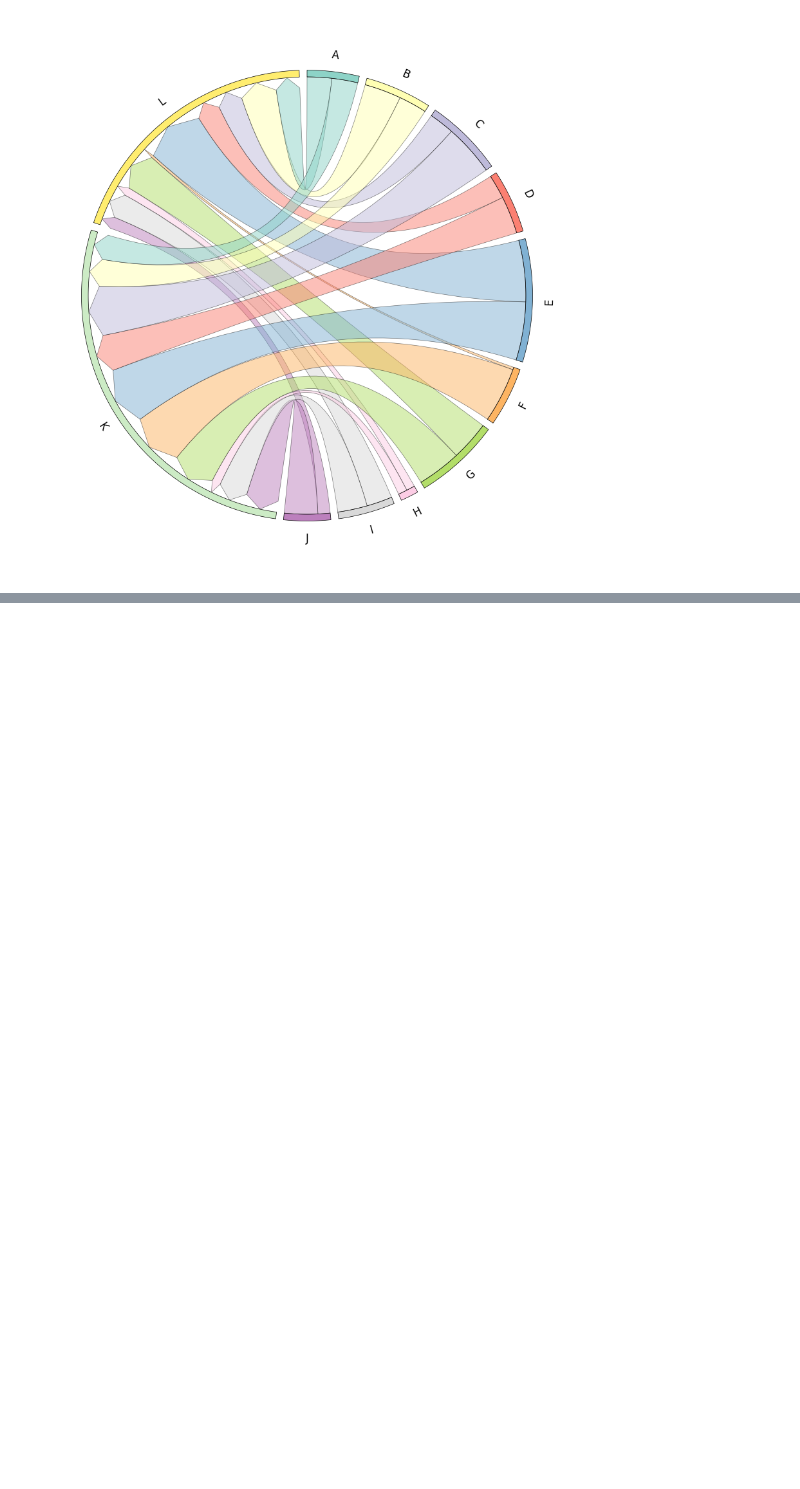
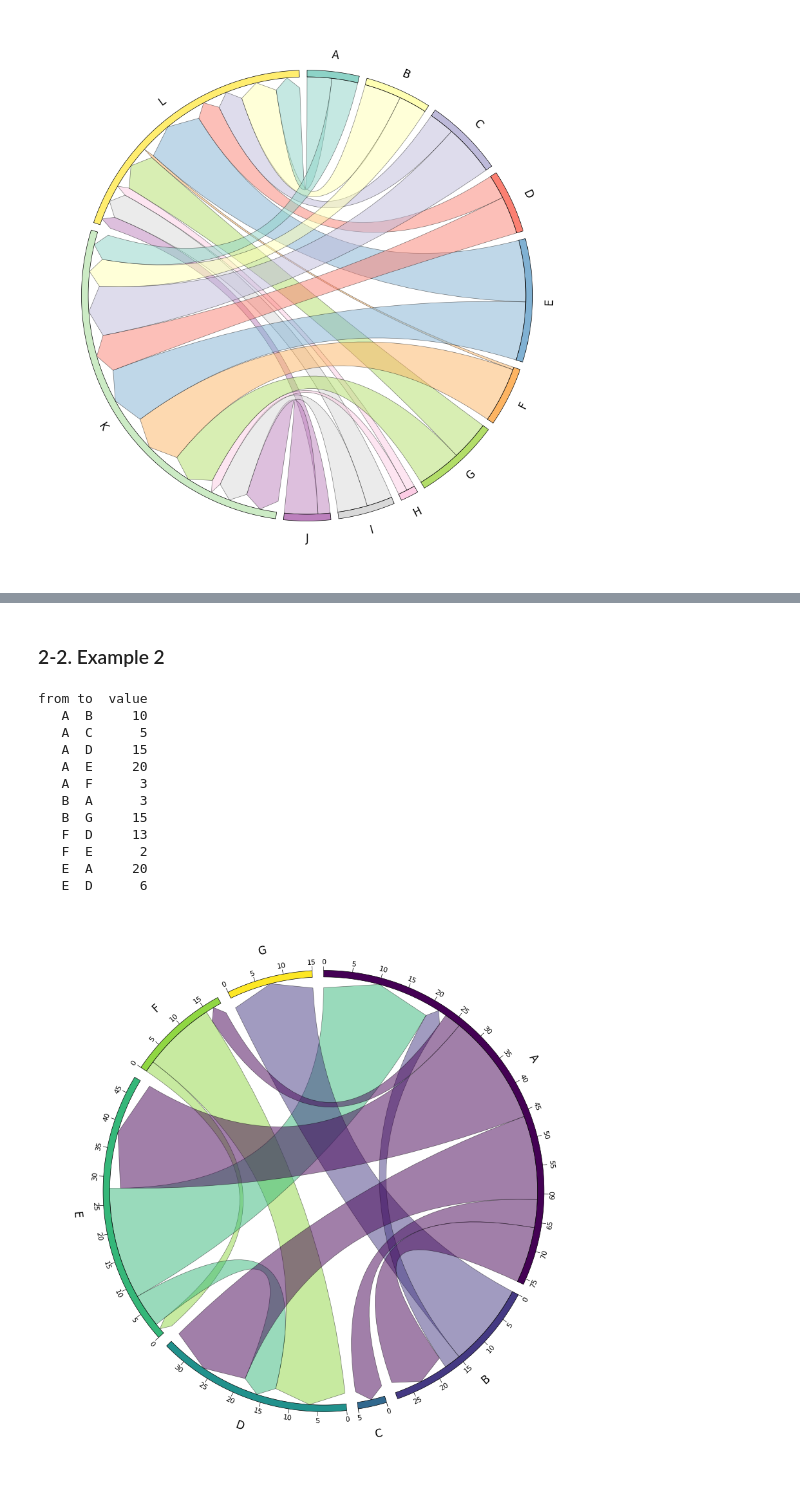
Before and after one commit to moshi4/pyCirclize, a Jupyter notebook: docs/chord_diagram.ipynb, the cells around one changed output, grey strips where cells are left out. Drawn from its saved outputs; the diff is of its cells as text; code cells hidden in the pictures; blank space fills up the shorter version.

```diff
--- a/docs/chord_diagram.ipynb
+++ b/docs/chord_diagram.ipynb
@@ -184,0 +239,65 @@ J  107   39
+# %% [markdown]
+### 2-2. Example 2
+# %%
+from pycirclize import Circos
+from pycirclize.parser import Matrix
+from pycirclize.utils import ColorCycler
+import pandas as pd
+
+# Create from-to table dataframe & convert to matrix
+fromto_table_df = pd.DataFrame(
+    [
+        ["A", "B", 10],
+        ["A", "C", 5],
+        ["A", "D", 15],
+        ["A", "E", 20],
+        ["A", "F", 3],
+        ["B", "A", 3],
+        ["B", "G", 15],
+        ["F", "D", 13],
+        ["F", "E", 2],
+        ["E", "A", 20],
+        ["E", "D", 6],
+    ],
+    columns=["from", "to", "value"],  # Column name is optional
+)
+matrix = Matrix.parse_fromto_table(fromto_table_df)
+
+# Get viridis colormap dict
+ColorCycler.set_cmap("viridis")
+names = matrix.all_names
+colors = ColorCycler.get_color_list(len(names))
+name2color = dict(zip(names, colors))
+
+# Initialize circos sectors
+circos = Circos(matrix.to_sectors(), space=3)
+for sector in circos.sectors:
+    # Plot data axis & xticks & text
+    track = sector.add_track((97, 100))
+    color = name2color[sector.name]
+    track.axis(fc=color)
+    track.xticks_by_interval(5)
+    sector.text(sector.name, r=110, size=12)
+
+# Plot links with direction (from -> to)
+for link in matrix.to_links():
+    from_name = link[0][0]
+    color = name2color[from_name]
+    circos.link(*link, direction=1, fc=color, ec="black", lw=0.5)
+
+print(fromto_table_df.to_string(index=False))
+fig = circos.plotfig()
+# %% [output]
+from to  value
+   A  B     10
+   A  C      5
+   A  D     15
+   A  E     20
+   A  F      3
+   B  A      3
+   B  G     15
+   F  D     13
+   F  E      2
+   E  A     20
+   E  D      6
+[figure, added]
```
Also changed, not shown: parts of 5 cells of this notebook.
